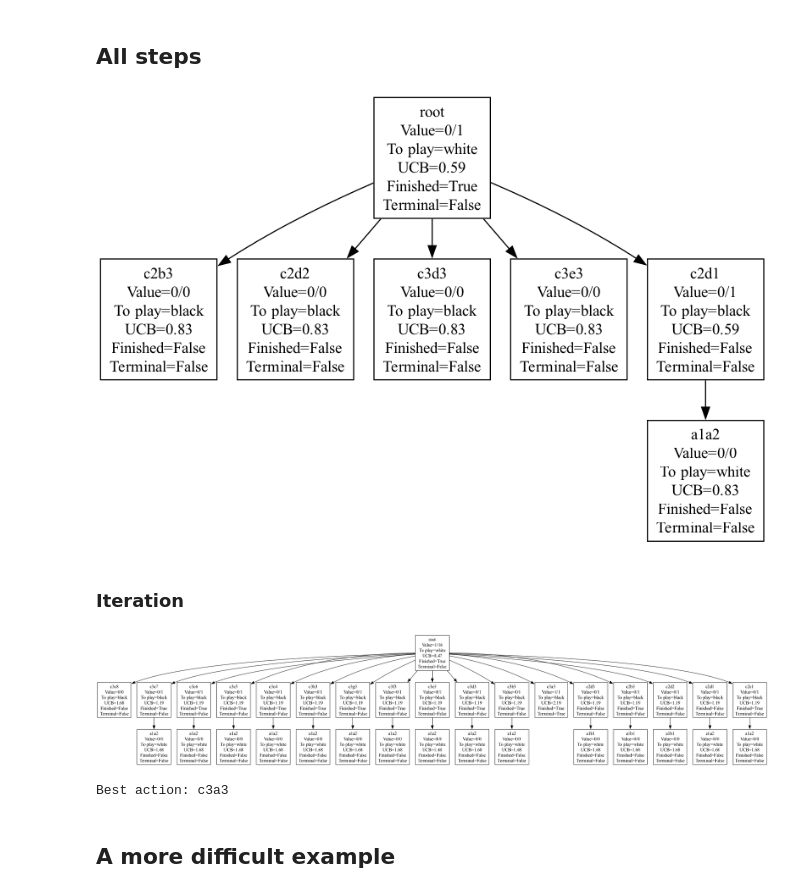
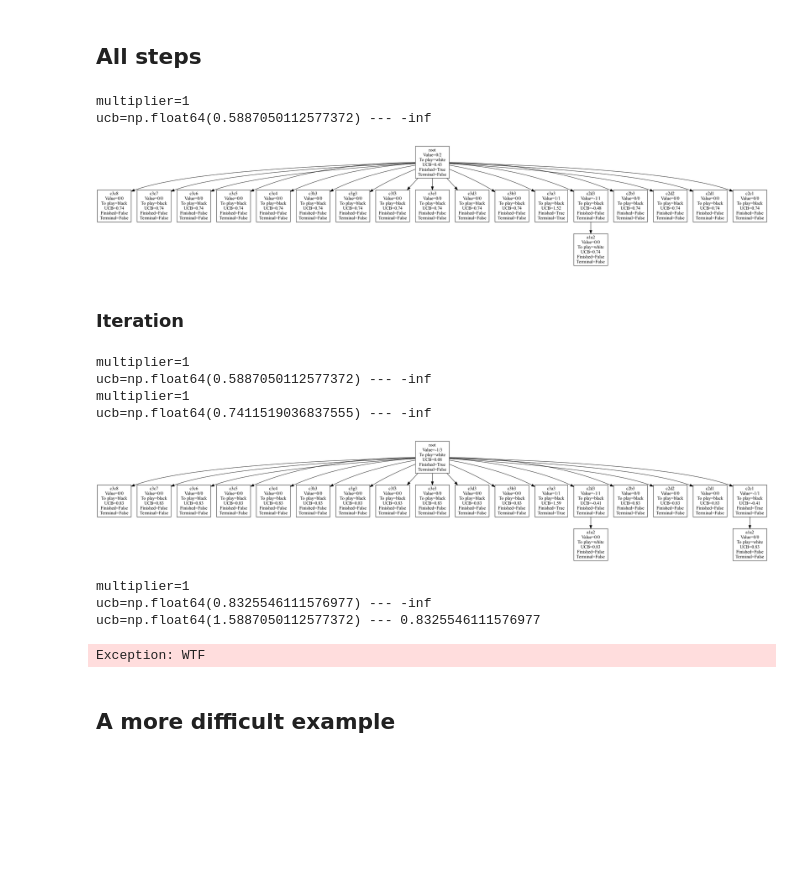
Before and after one commit to EAndrade-Lotero/ChessFinalistMCTS, a Jupyter notebook: notebooks/test_trees.ipynb, the cells around one changed output. Saved outputs shown, nothing was run; the diff lists cells and outputs as text; code cells hidden in the pictures; blank space fills up the shorter version.

```diff
--- a/notebooks/test_trees.ipynb
+++ b/notebooks/test_trees.ipynb
@@ -127,14 +139,22 @@ seed = 4
 rng = default_rng(seed)
 
 random_policy = GameUniformPolicy(game, rng)
-
+"""
 params = {
     "sim_limit": 3,
     "ucb_constant": 1,
-    "beam_width": 5,
+    "beam_width": 3,
     "n_iterations": 15,
     "rng":rng
+}"""
+params = {
+    "sim_limit": 50,
+    "ucb_constant": 1 / np.sqrt(2),
+    "beam_width": np.inf,
+    "n_iterations": 2,
+    "rng":rng
 }
+
 
 tree = GameSearchTree(
     root=state,
@@ -150,7 +170,9 @@ tree.backpropagate(node, rollout_result)
 png_data = tree.to_pydot().create_png()
 display(Image(png_data))
 # %% [output]
+multiplier=1
+ucb=np.float64(0.5887050112577372) --- -inf
-[figure, old version]
+[figure, new version]
 # %% [markdown]
 ### Iteration
 # %%
@@ -162,11 +184,19 @@ rng = default_rng(seed)
 
 random_policy = GameUniformPolicy(game, rng)
 
-params = {
+"""params = {
     "sim_limit": 3,
     "ucb_constant": 1,
     "beam_width": np.inf,
     "n_iterations": 15,
+    "rng":rng
+}"""
+
+params = {
+    "sim_limit": 50,
+    "ucb_constant": 1 / np.sqrt(2),
+    "beam_width": np.inf,
+    "n_iterations": 2,
     "rng":rng
 }
 
@@ -174,39 +204,46 @@ tree = GameSearchTree(
     root=state,
     game=game,
     rollout_policy=random_policy,
     **params
 )
 
 counter = 0
 while counter < tree.n_iterations:
 
     # Step 1: Node selection
     node = tree.select_ucb()
     if node is None:
         raise Exception(f"Ooops, no ucb selection from node {node}")
     if node.is_fully_expanded():
         raise Exception(f"Ooops, no expansion from node {node}")
 
     # Step 2: Expansion
     tree.expand_node(node)
 
     # Step 3: Rollout
     rollout_result = tree.make_rollout(node)
 
     # Step 4: Backpropagate
     tree.backpropagate(node, rollout_result)
 
     counter += 1
 
 png_data = tree.to_pydot().create_png()
 display(Image(png_data))
 # %% [output]
+multiplier=1
+ucb=np.float64(0.5887050112577372) --- -inf
+multiplier=1
+ucb=np.float64(0.7411519036837555) --- -inf
-[figure, old version]
+[figure, new version]
 # %%
 best_root_action = tree.get_best_root_action()
 print('Best action:', best_root_action)
 # %% [output]
-Best action: c3a3
+multiplier=1
+ucb=np.float64(0.8325546111576977) --- -inf
+ucb=np.float64(1.5887050112577372) --- 0.8325546111576977
+Exception: WTF
 # %% [markdown]
 ## A more difficult example
 # %%
```
Also changed, not shown: parts of 9 cells of this notebook, 2 other files.
